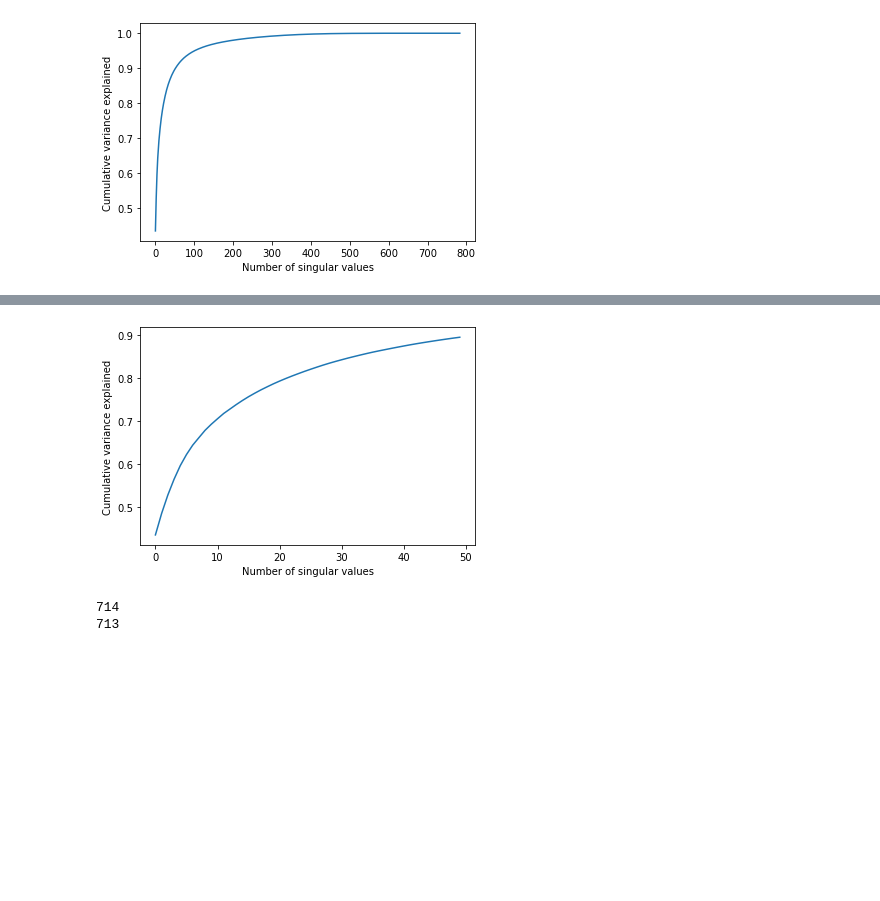
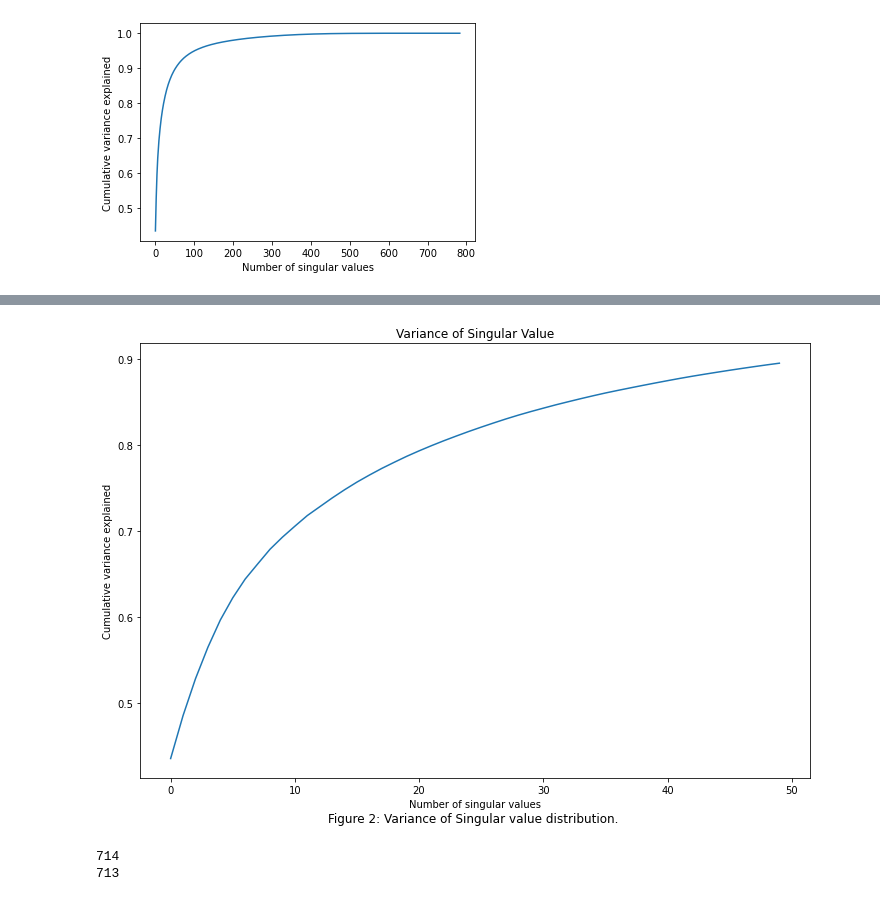
Before and after one commit to ZiwenLi0325/EE399, a Jupyter notebook: hw3/hw3.ipynb, the cells around one changed output, grey strips where cells are left out. Cells and saved outputs as stored; diff of their text form; code cells hidden in the pictures; blank space fills up the shorter version.

```diff
--- a/hw3/hw3.ipynb
+++ b/hw3/hw3.ipynb
@@ -42,11 +47,15 @@ plt.show()
 # %%
 cumulative_var = np.cumsum(S**2) / np.sum(S**2)
 plt.plot(cumulative_var[:50])
 plt.xlabel('Number of singular values')
 plt.ylabel('Cumulative variance explained')
+plt.text(0.5, -0.1 ,'Figure 2: Variance of Singular value distribution. ', ha='center', fontsize=12, transform=plt.gca().transAxes)
+plt.title("Variance of Singular Value")
+plt.gcf().set_size_inches(12, 8)
+plt.savefig("singular_val_var.png")
 plt.show()
 # %% [output]
-[figure, old version]
+[figure, new version]
 # %%
 threshold = 1e-10
 rank = np.sum(S > threshold)
```
Also changed, not shown: parts of 15 cells of this notebook, 6 other files.
